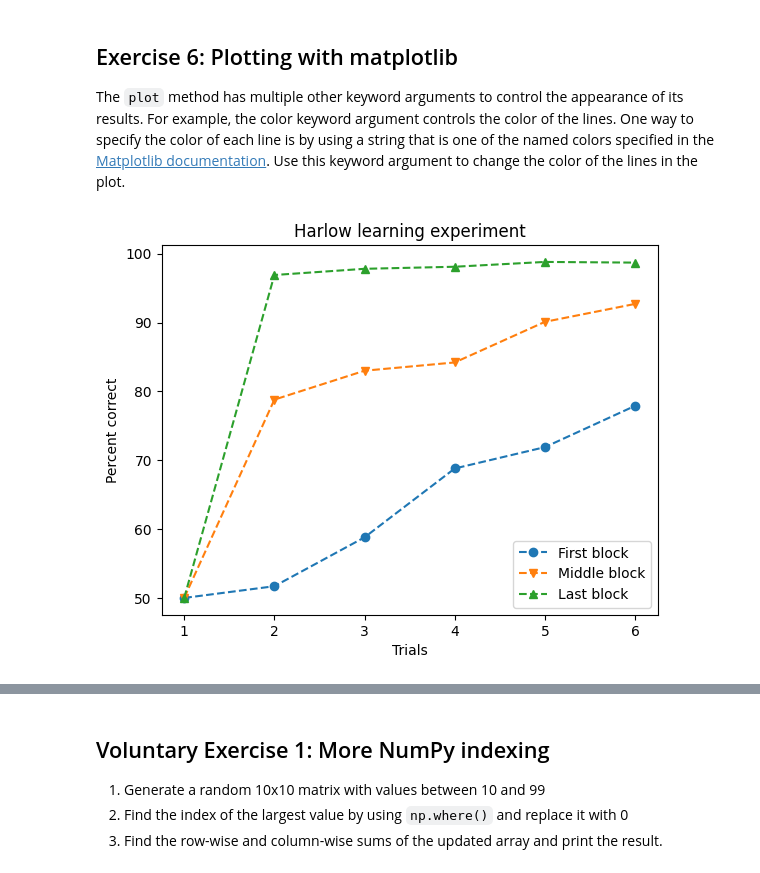
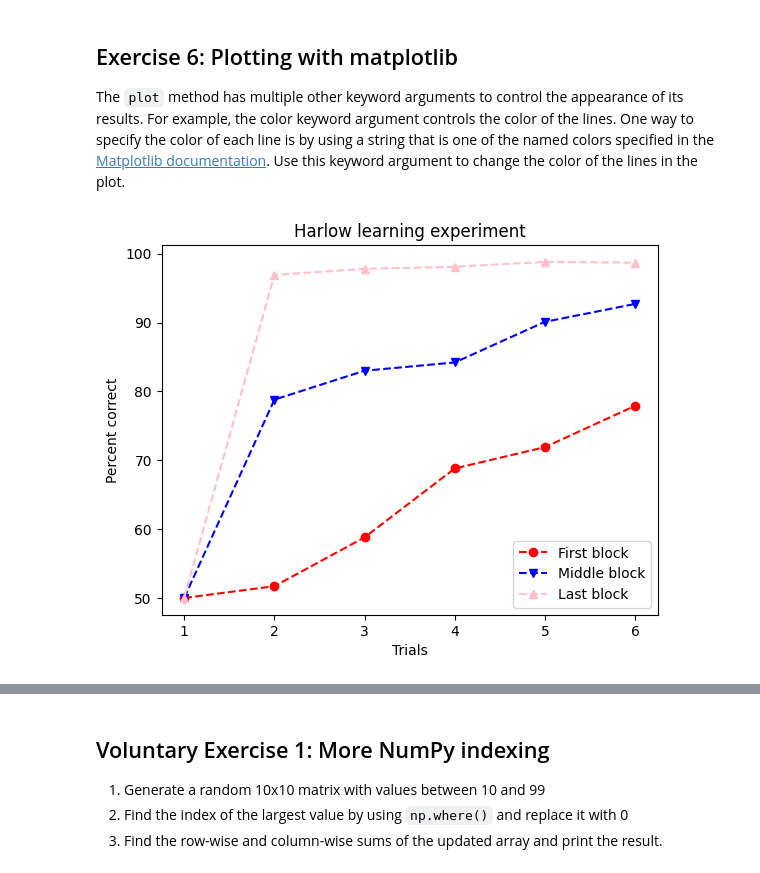
Before and after one commit to Jnmtz/Avatar-Legend-of-VR, a Jupyter notebook: book/introduction/5_Scientific_Comp/4_Exercises.ipynb, the cells around one changed output, grey strips where cells are left out. Drawn from its saved outputs; the diff is of its cells as text; code cells hidden in the pictures.

```diff
--- a/book/introduction/5_Scientific_Comp/4_Exercises.ipynb
+++ b/book/introduction/5_Scientific_Comp/4_Exercises.ipynb
@@ -186,20 +97,21 @@ its results. For example, the color keyword argument controls the color of the l
 One way to specify the color of each line is by using a string that is one of the named
 colors specified in the [Matplotlib documentation](https://matplotlib.org/stable/gallery/color/named_colors.html). Use this keyword argument to change the color of the lines in the plot.
 # %%
+
 trials = [1, 2, 3, 4, 5, 6]
 first_block = [50, 51.7, 58.8, 68.8, 71.9, 77.9]
 middle_block = [50, 78.8, 83, 84.2, 90.1, 92.7]
 last_block = [50, 96.9, 97.8, 98.1, 98.8, 98.7]
 
 fig, ax = plt.subplots()
 
-ax.plot(trials, first_block, marker='o', linestyle='--', label="First block")
-ax.plot(trials, middle_block, marker='v', linestyle='--', label="Middle block")
-ax.plot(trials, last_block, marker='^', linestyle='--', label="Last block")
+ax.plot(trials, first_block, marker='o', linestyle='--', color = 'red' ,label="First block")
+ax.plot(trials, middle_block, marker='v', linestyle='--', color = 'blue',label="Middle block")
+ax.plot(trials, last_block, marker='^', linestyle='--', color = 'pink' ,label="Last block")
 
 ax.legend()
 ax.set(xlabel='Trials', ylabel='Percent correct', title='Harlow learning experiment')
 
 plt.show()
 # %% [output]
-[figure, old version]
+[figure, new version]
```
Also changed, not shown: parts of 17 cells of this notebook.
